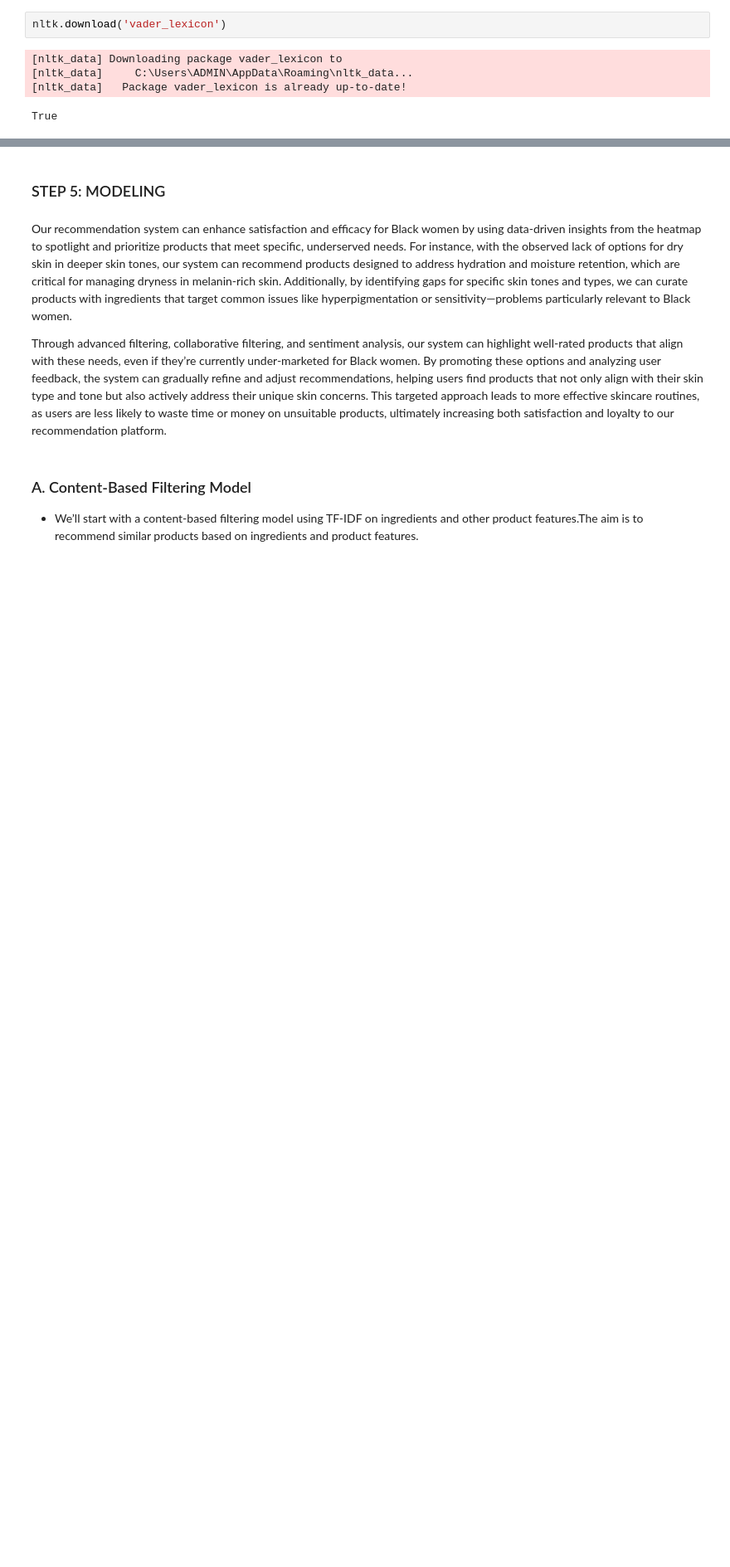
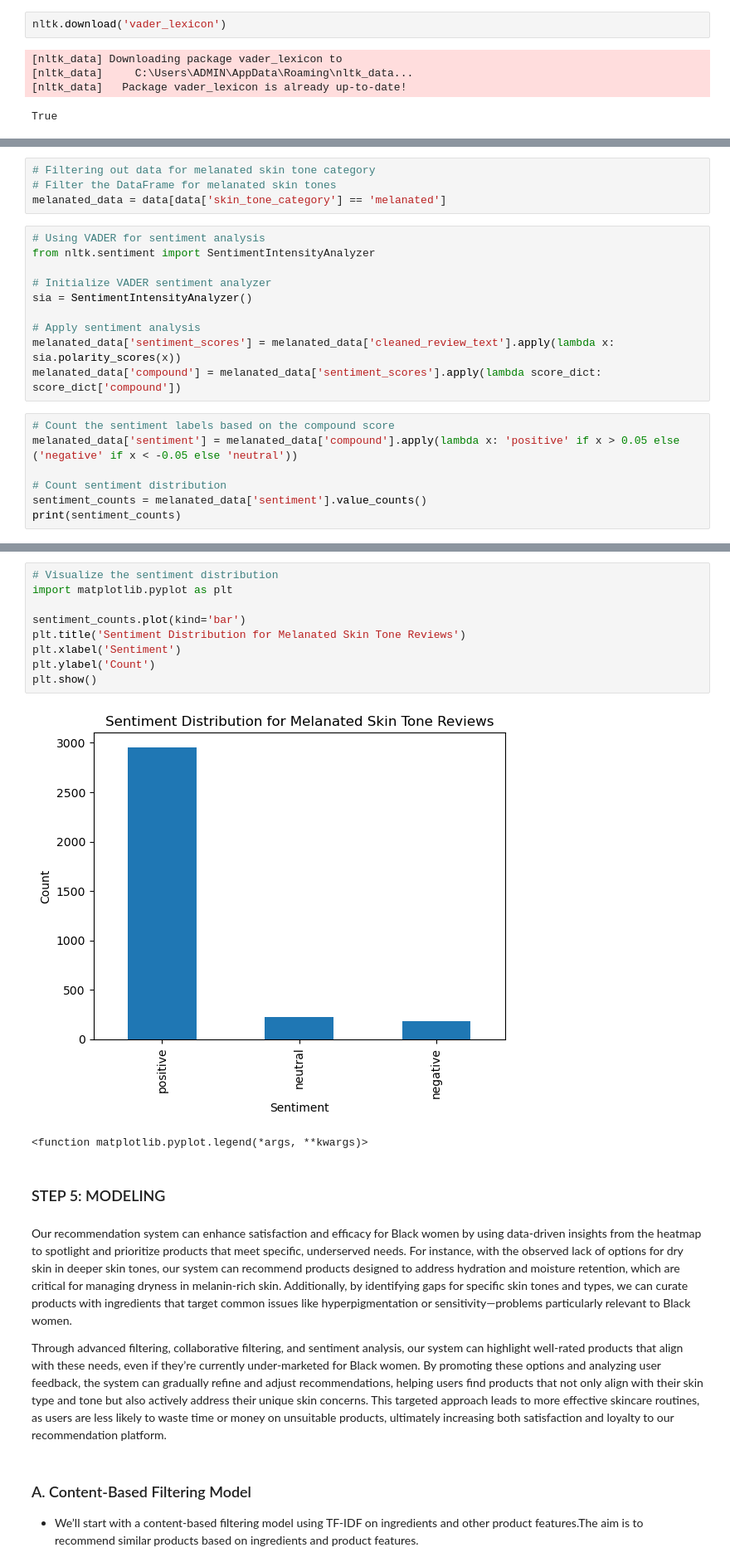
Before and after one commit to ECCHERUIYOT/AI-Powered-Recommendations-For-Melanin-Skin, a Jupyter notebook: index.ipynb, the cells around one changed output, grey strips where cells are left out. Shown at 83% size. Drawn from its saved outputs; the diff is of its cells as text; blank space fills up the shorter version.

Commit message:
sentiment analysis

```diff
--- a/index.ipynb
+++ b/index.ipynb
@@ -500,0 +511,21 @@ True
+# %%
+# Filtering out data for melanated skin tone category
+# Filter the DataFrame for melanated skin tones
+melanated_data = data[data['skin_tone_category'] == 'melanated']
+# %%
+# Using VADER for sentiment analysis
+from nltk.sentiment import SentimentIntensityAnalyzer
+
+# Initialize VADER sentiment analyzer
+sia = SentimentIntensityAnalyzer()
+
+# Apply sentiment analysis
+melanated_data['sentiment_scores'] = melanated_data['cleaned_review_text'].apply(lambda x: sia.polarity_scores(x))
+melanated_data['compound'] = melanated_data['sentiment_scores'].apply(lambda score_dict: score_dict['compound'])
+# %%
+# Count the sentiment labels based on the compound score
+melanated_data['sentiment'] = melanated_data['compound'].apply(lambda x: 'positive' if x > 0.05 else ('negative' if x < -0.05 else 'neutral'))
+
+# Count sentiment distribution
+sentiment_counts = melanated_data['sentiment'].value_counts()
+print(sentiment_counts)
@@ -501,3 +549,15 @@ True
+# %%
+# Visualize the sentiment distribution
+import matplotlib.pyplot as plt
+
+sentiment_counts.plot(kind='bar')
+plt.title('Sentiment Distribution for Melanated Skin Tone Reviews')
+plt.xlabel('Sentiment')
+plt.ylabel('Count')
+plt.show()
+# %% [output]
+[figure, added]
+<function matplotlib.pyplot.legend(*args, **kwargs)>
 # %% [markdown]
 ### STEP 5: MODELING
 # %% [markdown]
```
Also changed, not shown: parts of 10 cells of this notebook.
